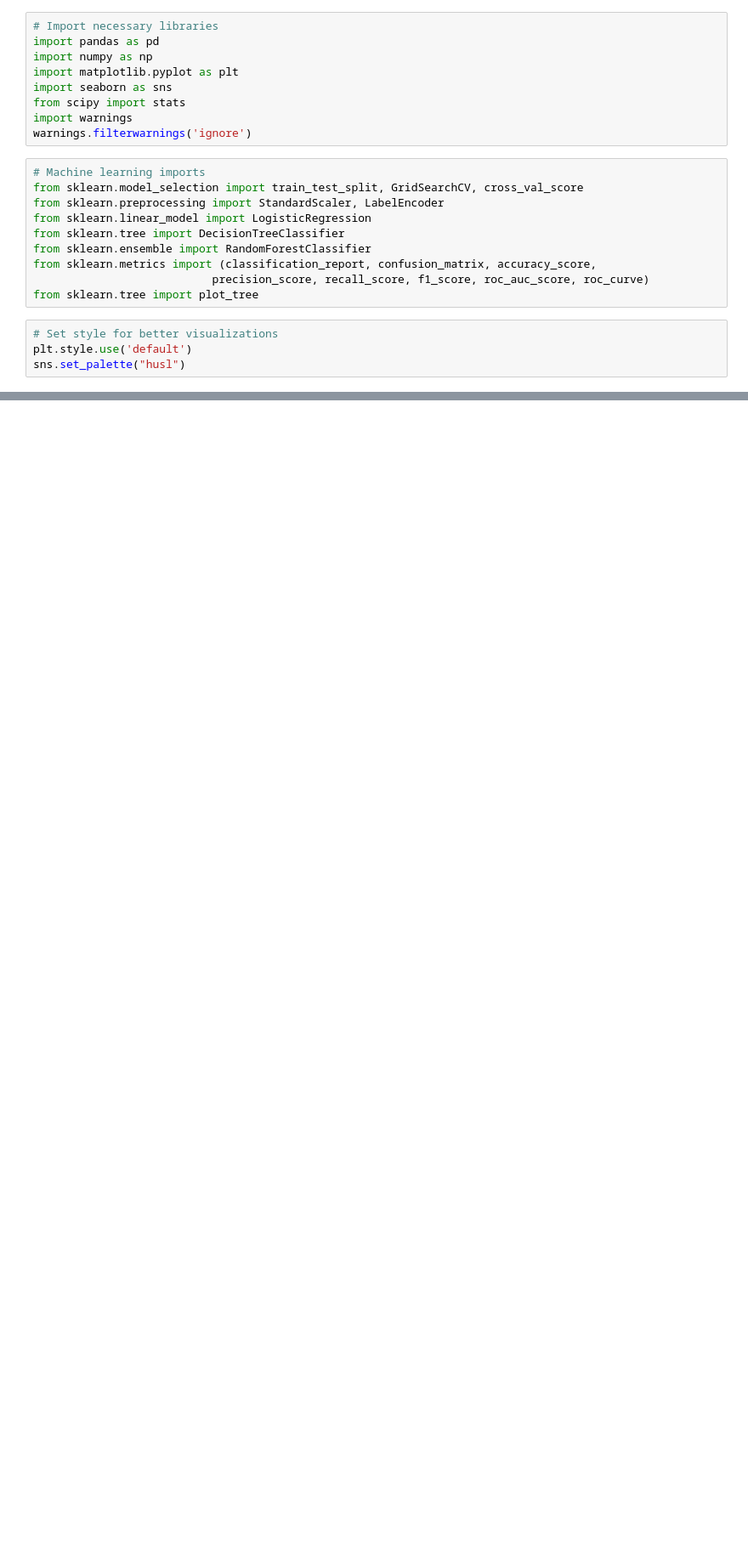
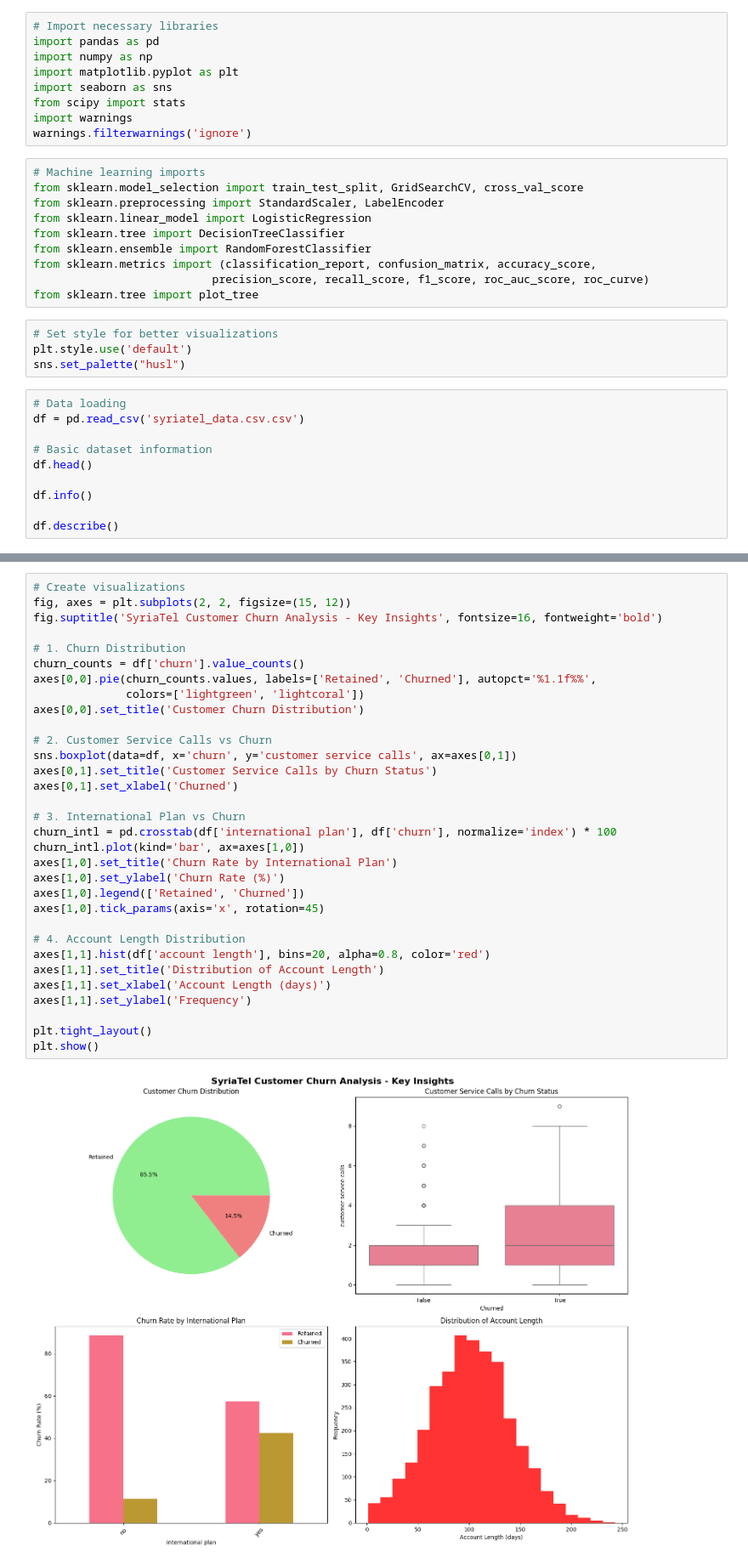
Before and after one commit to Navross/TelCom_Customer_Churn, a Jupyter notebook: syriatel_notebook_churn.ipynb, the cells around one changed output, grey strips where cells are left out. Shown: that part at 85% size. Saved outputs shown, nothing was run; the diff lists cells and outputs as text; blank space fills up the shorter version.

Commit message:
Creating visualizations

```diff
--- a/syriatel_notebook_churn.ipynb
+++ b/syriatel_notebook_churn.ipynb
@@ -58,3 +58,13 @@ from sklearn.tree import plot_tree
 # Set style for better visualizations
 plt.style.use('default')
 sns.set_palette("husl")
+# %%
+# Data loading
+df = pd.read_csv('syriatel_data.csv.csv')
+
+# Basic dataset information
+df.head()
+
+df.info()
+
+df.describe()
@@ -60,0 +109,34 @@ sns.set_palette("husl")
+# %%
+# Create visualizations
+fig, axes = plt.subplots(2, 2, figsize=(15, 12))
+fig.suptitle('SyriaTel Customer Churn Analysis - Key Insights', fontsize=16, fontweight='bold')
+
+# 1. Churn Distribution
+churn_counts = df['churn'].value_counts()
+axes[0,0].pie(churn_counts.values, labels=['Retained', 'Churned'], autopct='%1.1f%%',
+              colors=['lightgreen', 'lightcoral'])
+axes[0,0].set_title('Customer Churn Distribution')
+
+# 2. Customer Service Calls vs Churn
+sns.boxplot(data=df, x='churn', y='customer service calls', ax=axes[0,1])
+axes[0,1].set_title('Customer Service Calls by Churn Status')
+axes[0,1].set_xlabel('Churned')
+
+# 3. International Plan vs Churn
+churn_intl = pd.crosstab(df['international plan'], df['churn'], normalize='index') * 100
+churn_intl.plot(kind='bar', ax=axes[1,0])
+axes[1,0].set_title('Churn Rate by International Plan')
+axes[1,0].set_ylabel('Churn Rate (%)')
+axes[1,0].legend(['Retained', 'Churned'])
+axes[1,0].tick_params(axis='x', rotation=45)
+
+# 4. Account Length Distribution
+axes[1,1].hist(df['account length'], bins=20, alpha=0.8, color='red')
+axes[1,1].set_title('Distribution of Account Length')
+axes[1,1].set_xlabel('Account Length (days)')
+axes[1,1].set_ylabel('Frequency')
+
+plt.tight_layout()
+plt.show()
+# %% [output]
+[figure, added]
```
Also changed, not shown: parts of 3 cells of this notebook.
